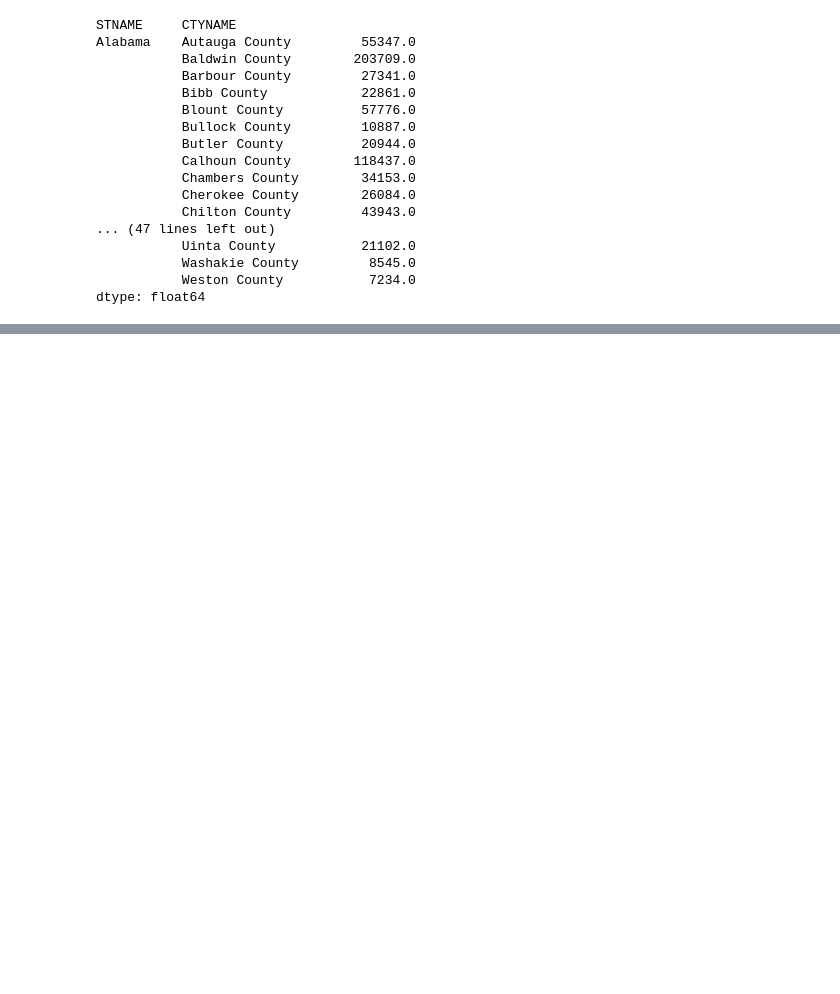
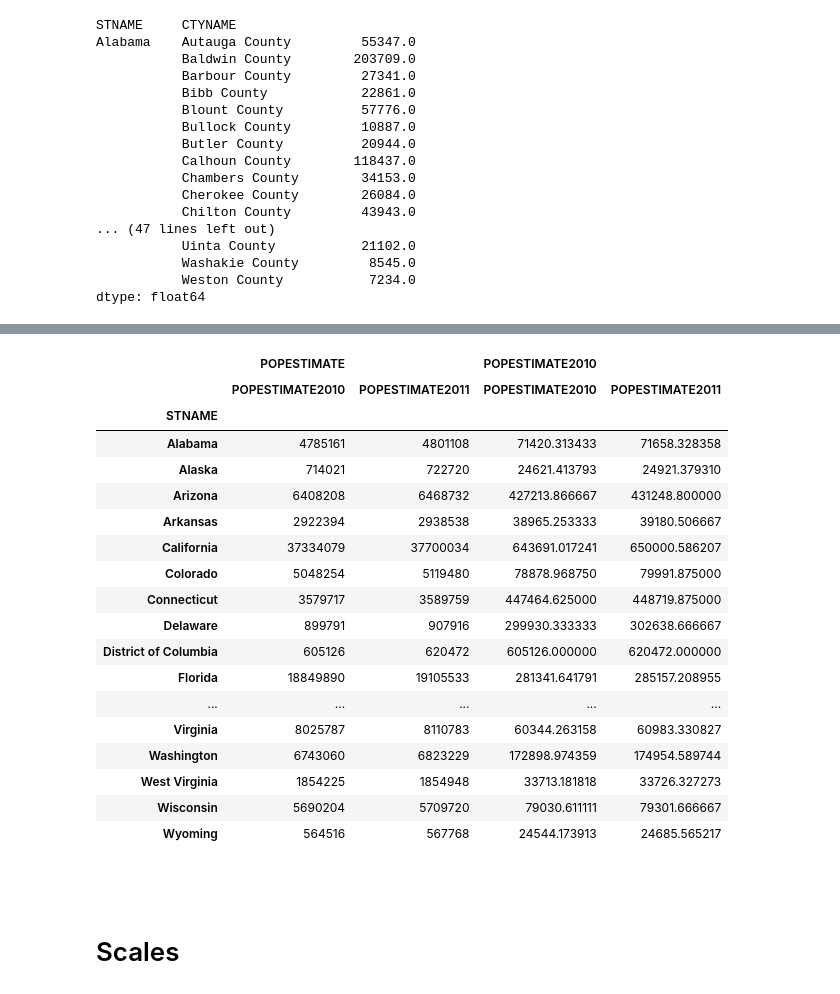
Before and after one commit to bgroveben/coursera_python_fundamentals, a Jupyter notebook: my_week_3.ipynb, the cells around one changed output, grey strips where cells are left out. Saved outputs shown, nothing was run; the diff lists cells and outputs as text; code cells hidden in the pictures; blank space fills up the shorter version.

```diff
--- a/my_week_3.ipynb
+++ b/my_week_3.ipynb
@@ -378,0 +555,27 @@ dtype: float64
+# %%
+(df.set_index('STNAME').groupby(level=0)['POPESTIMATE2010', 'POPESTIMATE2011']
+    .agg({'POPESTIMATE2010': np.average, 'POPESTIMATE': np.sum}))
+# %% [output]
+|  | POPESTIMATE |  | POPESTIMATE2010 |  |
+|  | POPESTIMATE2010 | POPESTIMATE2011 | POPESTIMATE2010 | POPESTIMATE2011 |
+| STNAME |  |  |  |  |
+| Alabama | 4785161 | 4801108 | 71420.313433 | 71658.328358 |
+| Alaska | 714021 | 722720 | 24621.413793 | 24921.379310 |
+| Arizona | 6408208 | 6468732 | 427213.866667 | 431248.800000 |
+| Arkansas | 2922394 | 2938538 | 38965.253333 | 39180.506667 |
+| California | 37334079 | 37700034 | 643691.017241 | 650000.586207 |
+| Colorado | 5048254 | 5119480 | 78878.968750 | 79991.875000 |
+| Connecticut | 3579717 | 3589759 | 447464.625000 | 448719.875000 |
+| Delaware | 899791 | 907916 | 299930.333333 | 302638.666667 |
+| District of Columbia | 605126 | 620472 | 605126.000000 | 620472.000000 |
+| Florida | 18849890 | 19105533 | 281341.641791 | 285157.208955 |
+| ... | ... | ... | ... | ... |
+| Virginia | 8025787 | 8110783 | 60344.263158 | 60983.330827 |
+| Washington | 6743060 | 6823229 | 172898.974359 | 174954.589744 |
+| West Virginia | 1854225 | 1854948 | 33713.181818 | 33726.327273 |
+| Wisconsin | 5690204 | 5709720 | 79030.611111 | 79301.666667 |
+| Wyoming | 564516 | 567768 | 24544.173913 | 24685.565217 |
+# %% [markdown]
+<br>
+# %% [markdown]
+# Scales
```
Also changed, not shown: parts of 12 cells of this notebook, 2 other files.
